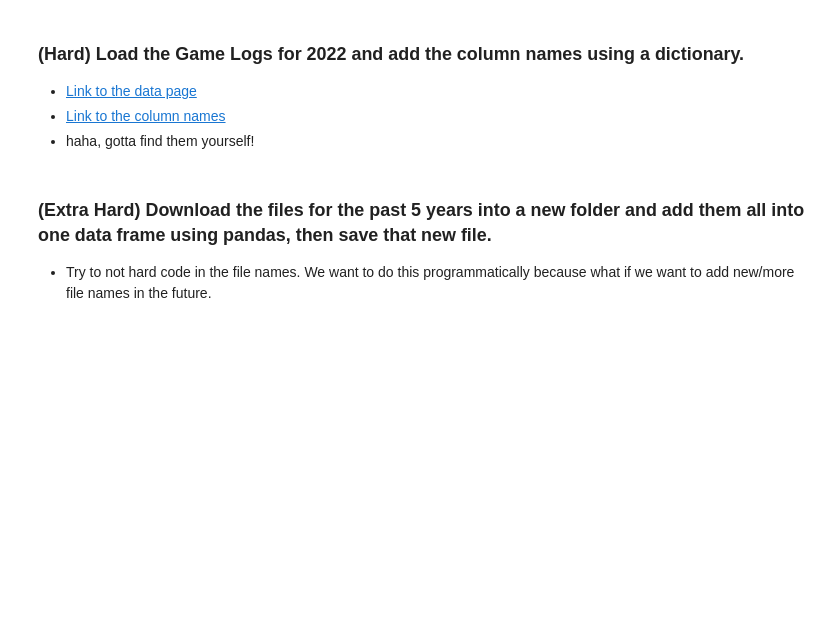
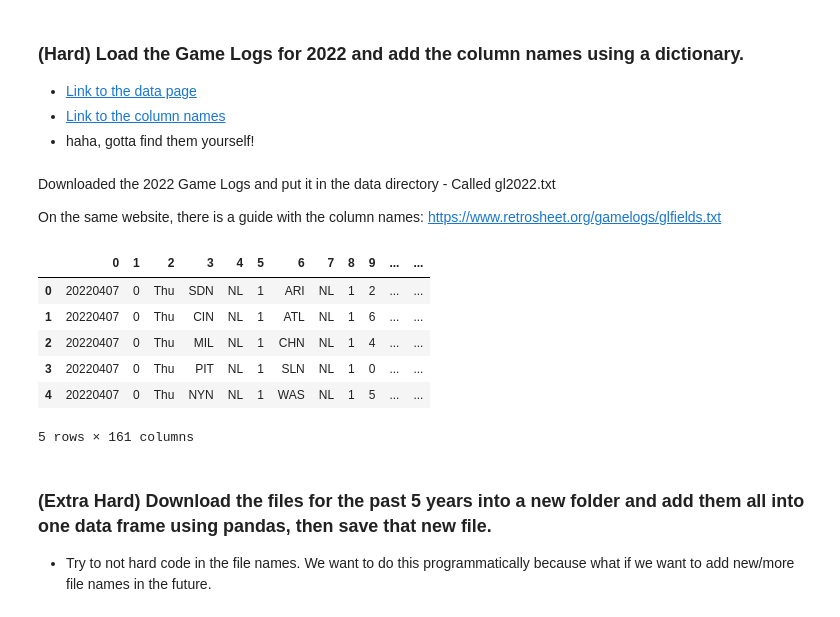
Before and after one commit to ericguan04/my-fork-2024-fall-data-science, a Jupyter notebook: Week-01-Pandas/Exercise-EG.ipynb, the cells around one changed output. Drawn from its saved outputs; the diff is of its cells as text; code cells hidden in the pictures; blank space fills up the shorter version.

```diff
--- a/Week-01-Pandas/Exercise-EG.ipynb
+++ b/Week-01-Pandas/Exercise-EG.ipynb
@@ -360,3 +448,18 @@ Every question below this cell is extra credit and optional.
 * [Link to the data page](https://www.retrosheet.org/gamelogs/)
 * [Link to the column names](https://procatinator.com/)
 * haha, gotta find them yourself!
+# %% [markdown]
+Downloaded the 2022 Game Logs and put it in the data directory - Called gl2022.txt
+
+On the same website, there is a guide with the column names: https://www.retrosheet.org/gamelogs/glfields.txt
+# %%
+df = pd.read_csv("data/gl2022.txt", header=None)
+df.head()
+# %% [output]
+|  | 0 | 1 | 2 | 3 | 4 | 5 | 6 | 7 | 8 | 9 | ... | ... |
+| 0 | 20220407 | 0 | Thu | SDN | NL | 1 | ARI | NL | 1 | 2 | ... | ... |
+| 1 | 20220407 | 0 | Thu | CIN | NL | 1 | ATL | NL | 1 | 6 | ... | ... |
+| 2 | 20220407 | 0 | Thu | MIL | NL | 1 | CHN | NL | 1 | 4 | ... | ... |
+| 3 | 20220407 | 0 | Thu | PIT | NL | 1 | SLN | NL | 1 | 0 | ... | ... |
+| 4 | 20220407 | 0 | Thu | NYN | NL | 1 | WAS | NL | 1 | 5 | ... | ... |
+5 rows × 161 columns
```
Also changed, not shown: parts of 9 cells of this notebook, 1 other file.
